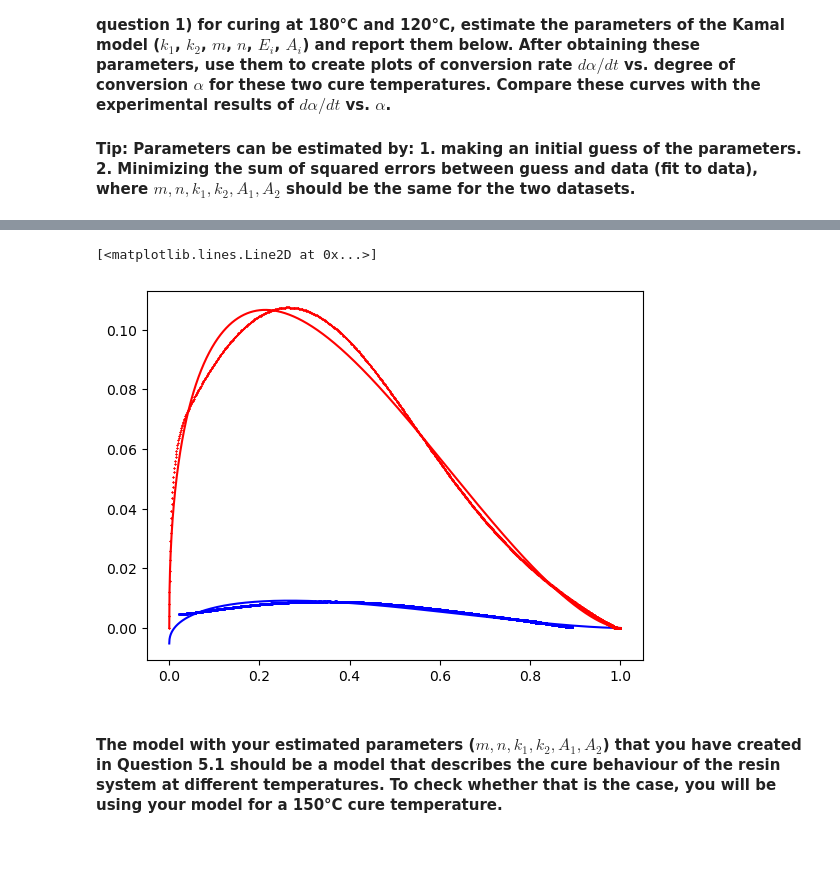
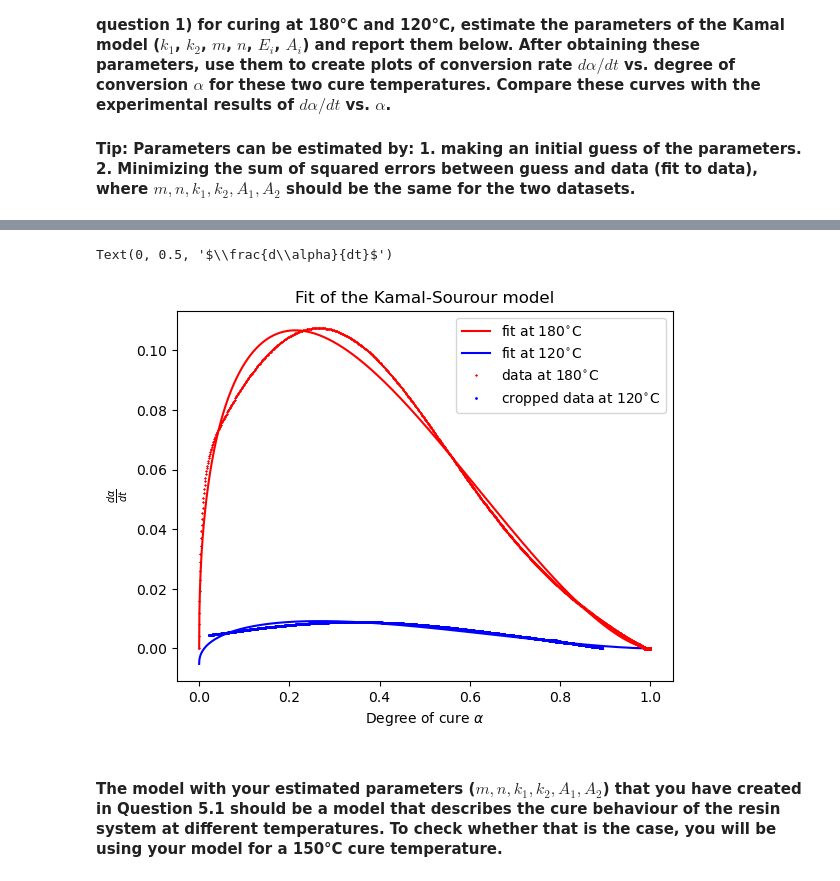
Before and after one commit to Moanalengkeek/Polymer_Composites, a Jupyter notebook: Cure Kinetics - new version.ipynb, the cells around one changed output, grey strips where cells are left out. Drawn from its saved outputs; the diff is of its cells as text; code cells hidden in the pictures; blank space fills up the shorter version.

```diff
--- a/Cure Kinetics - new version.ipynb
+++ b/Cure Kinetics - new version.ipynb
@@ -267,12 +256,16 @@ ValueError: too many values to unpack (expected 6)
 # %%
-plt.plot(alpha, dadt11_fit, 'r')
-plt.plot(alpha, dadt13_fit, 'b')
-plt.plot(alpha11, dadt11, 'rx', markersize=1)
-# plt.plot(alpha13, dadt13, 'bx', markersize=1)
-plt.plot(alpha13_sampeled, dadt13_sampeled, 'bo', markersize=1)
+plt.plot(alpha, dadt11_fit, 'r', label='fit at 180$^{\circ}$C')
+plt.plot(alpha, dadt13_fit, 'b', label='fit at 120$^{\circ}$C')
+plt.plot(alpha11, dadt11, 'rx', markersize=1, label='data at 180$^{\circ}$C')
+# plt.plot(alpha13, dadt13, 'bx', markersize=1, label='data at 120$^{\circ}$C')
+plt.plot(alpha13_sampeled, dadt13_sampeled, 'bo', markersize=1, label='cropped data at 120$^{\circ}$C')
+plt.title('Fit of the Kamal-Sourour model')
+plt.legend()
+plt.xlabel(r"Degree of cure $\alpha$")
+plt.ylabel(r"$\frac{d\alpha}{dt}$")
 # %% [output]
-[<matplotlib.lines.Line2D at 0x...>]
+Text(0, 0.5, '$\\frac{d\\alpha}{dt}$')
-[figure, old version]
+[figure, new version]
 # %% [markdown]
 #### The model with your estimated parameters ($m, n, k_1, k_2, A_1, A_2$) that you have created in Question 5.1 should be a model that describes the cure behaviour of the resin system at different temperatures. To check whether that is the case, you will be using your model for a 150°C cure temperature.
 # %% [markdown]
```
Also changed, not shown: parts of 5 cells of this notebook.
